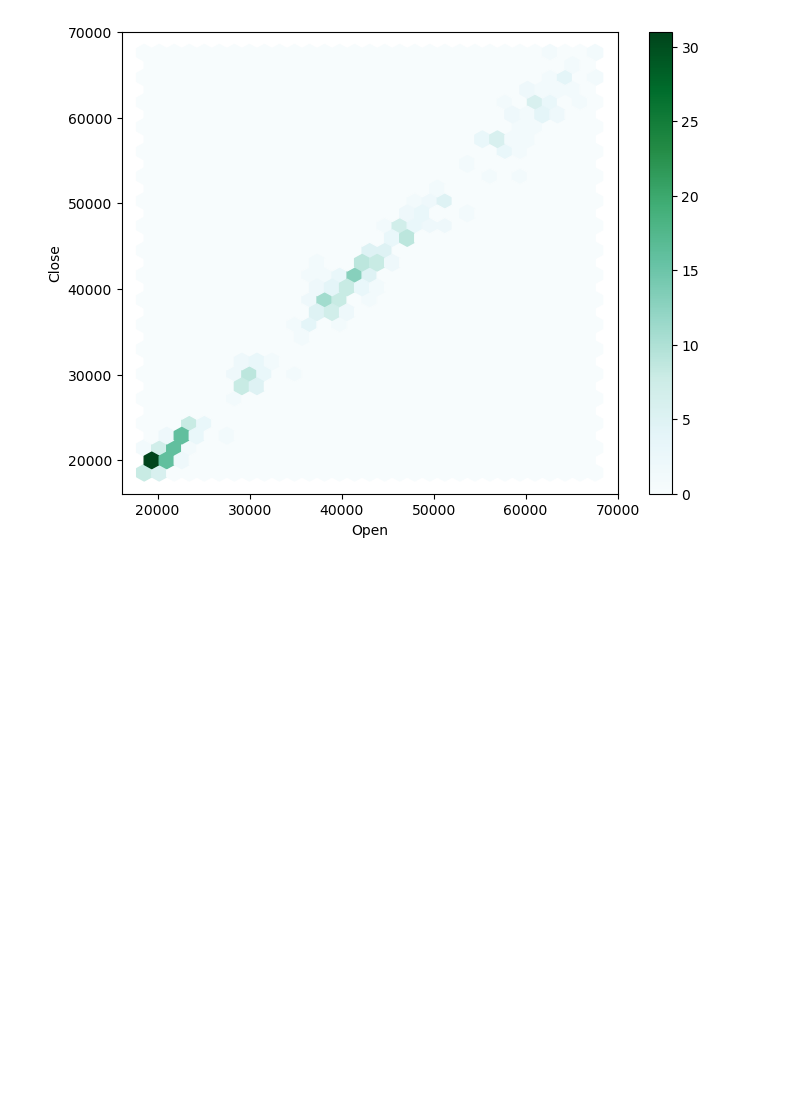
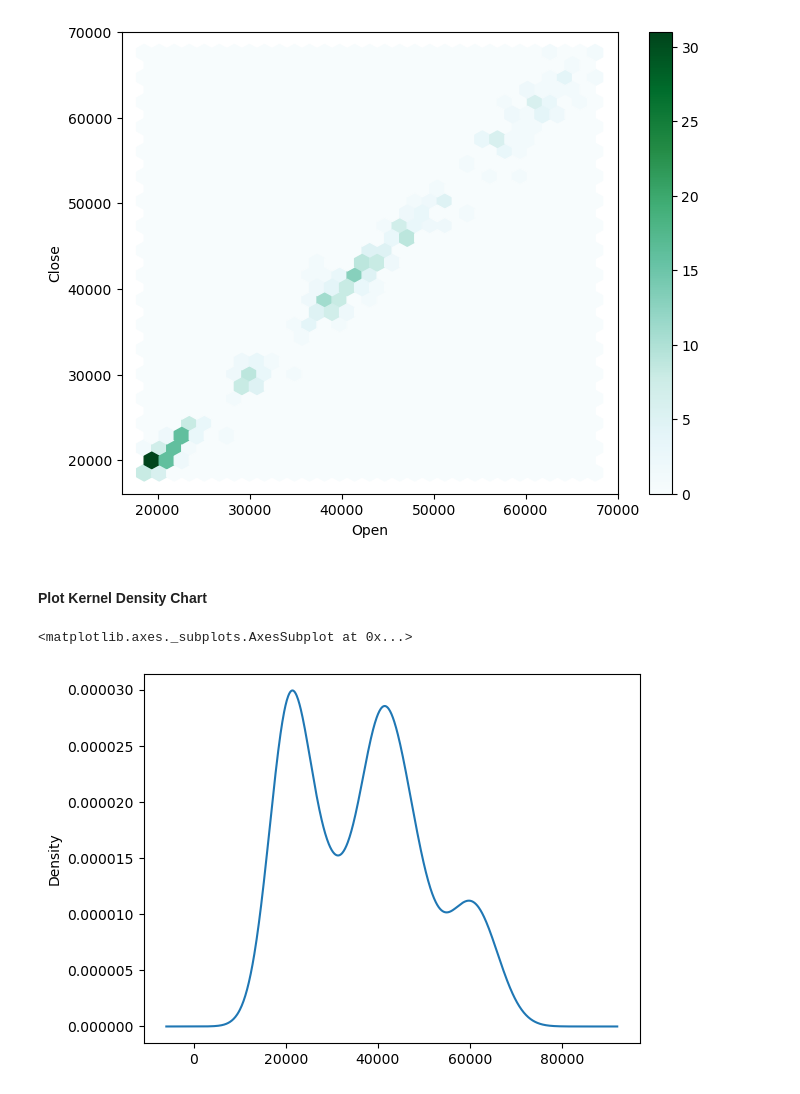
Before and after one commit to g3-reiten/scalable-backtesting-pipeline, a Jupyter notebook: notebooks/EDA_BTC-USD.ipynb, the cells around one changed output. Cells and saved outputs as stored; diff of their text form; code cells hidden in the pictures; blank space fills up the shorter version.

Commit message:
Kernel density plot

```diff
--- a/notebooks/EDA_BTC-USD.ipynb
+++ b/notebooks/EDA_BTC-USD.ipynb
@@ -87,3 +87,10 @@ data.plot.hexbin(x='Open', y='Close',gridsize=30, figsize=(8,6))
 # %% [output]
 <matplotlib.axes._subplots.AxesSubplot at 0x...>
 [figure]
+# %% [markdown]
+#### Plot Kernel Density Chart
+# %%
+data["Open"].plot.kde()
+# %% [output]
+<matplotlib.axes._subplots.AxesSubplot at 0x...>
+[figure, added]
```
Also changed, not shown: parts of 3 cells of this notebook.
